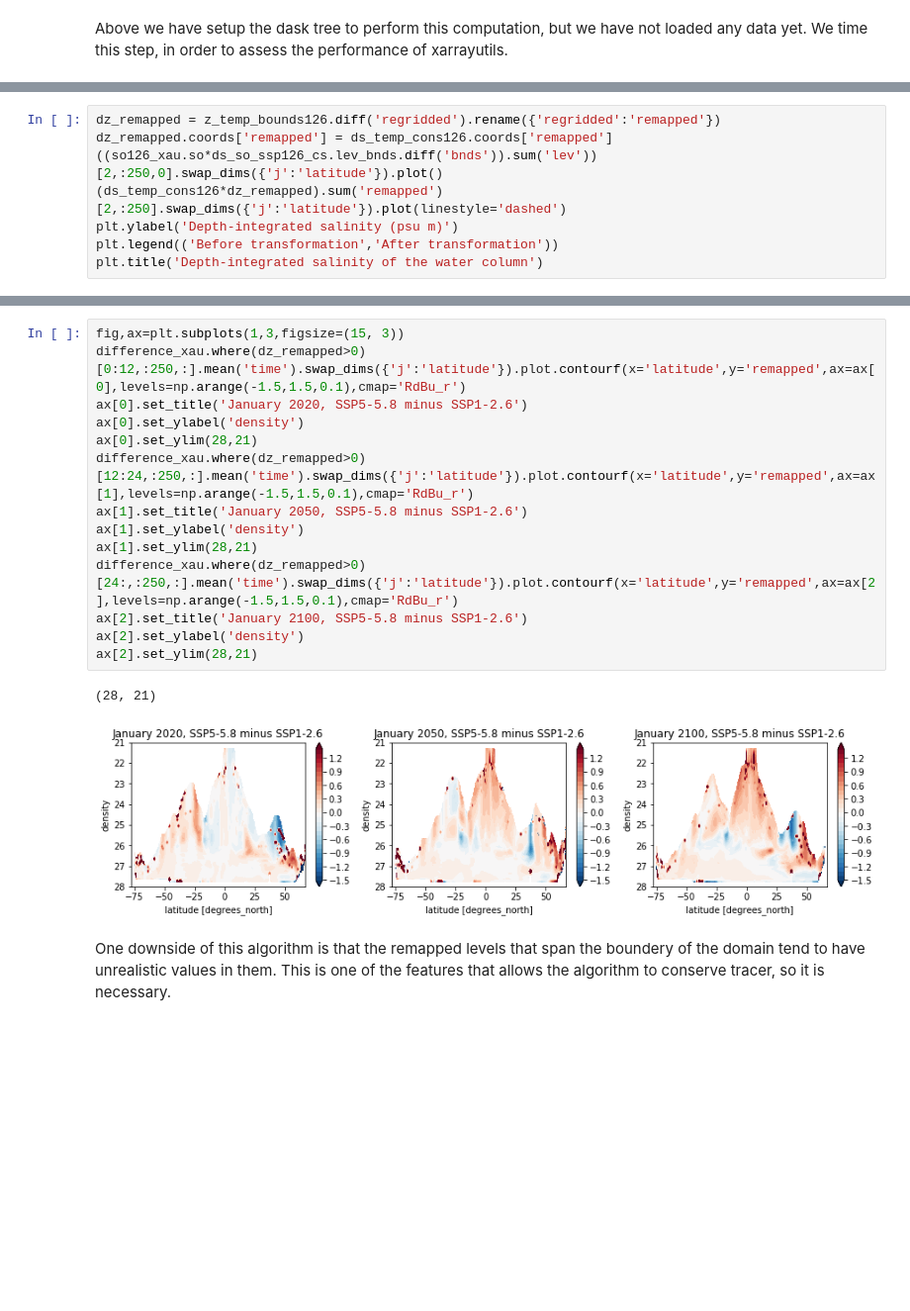
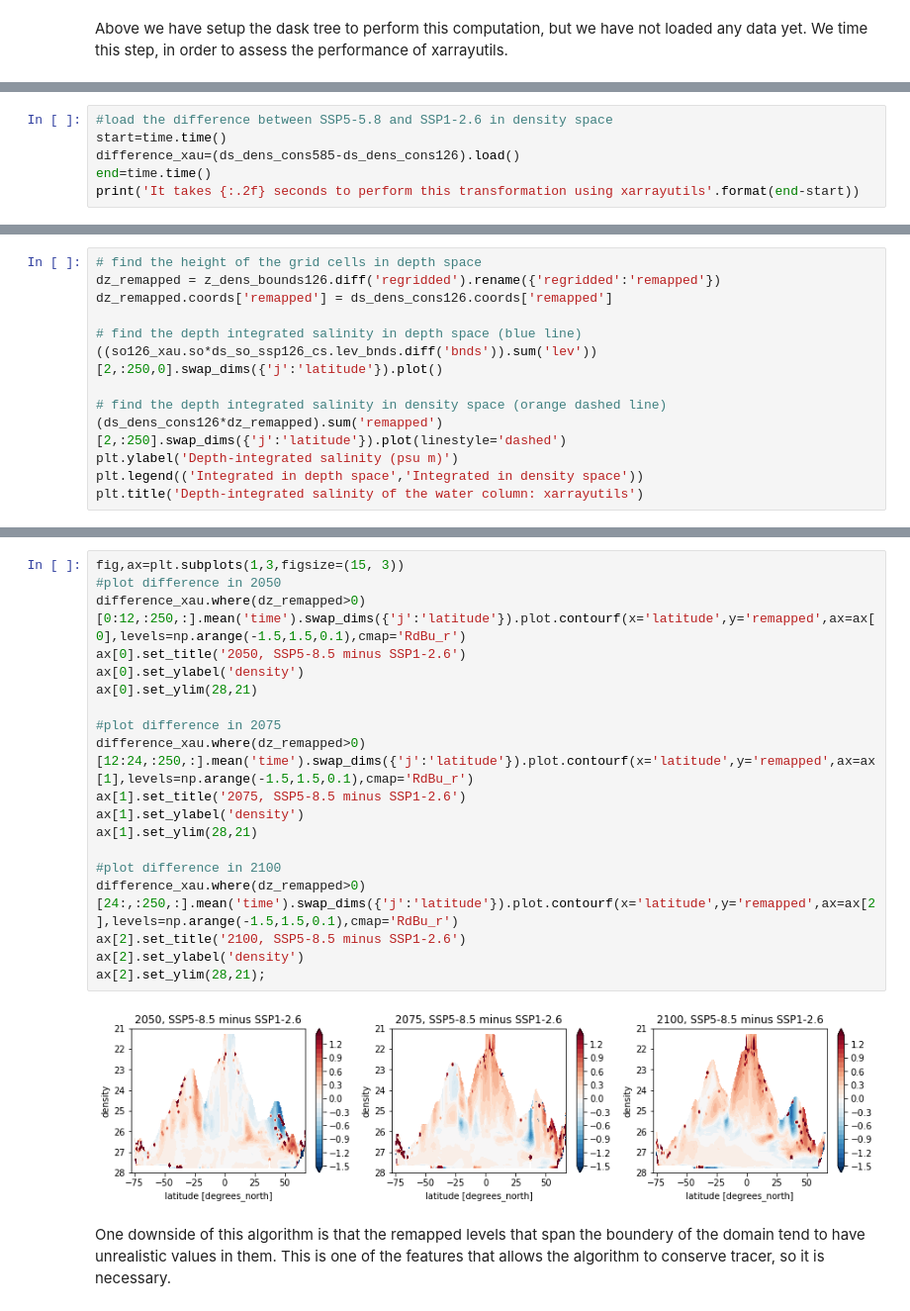
Before and after one commit to cspencerjones/vertical_regridding, a Jupyter notebook: xarrayutils_xlayers.ipynb, the cells around one changed output, grey strips where cells are left out. Shown: that part at 99% size. Cells and saved outputs as stored; diff of their text form; blank space fills up the shorter version.

```diff
--- a/xarrayutils_xlayers.ipynb
+++ b/xarrayutils_xlayers.ipynb
@@ -189,0 +199,6 @@ end-start
+# %%
+#load the difference between SSP5-5.8 and SSP1-2.6 in density space
+start=time.time()
+difference_xau=(ds_dens_cons585-ds_dens_cons126).load()
+end=time.time()
+print('It takes {:.2f} seconds to perform this transformation using xarrayutils'.format(end-start))
@@ -193,10 +208,15 @@ It takes about 10 seconds to perform this transformation.
 Next, we check that the depth-integrated salinity of the water column before the transformation is equal to the depth-integrated salinity of the column after the transformation.
 # %%
-dz_remapped = z_temp_bounds126.diff('regridded').rename({'regridded':'remapped'})
-dz_remapped.coords['remapped'] = ds_temp_cons126.coords['remapped']
+# find the height of the grid cells in depth space
+dz_remapped = z_dens_bounds126.diff('regridded').rename({'regridded':'remapped'})
+dz_remapped.coords['remapped'] = ds_dens_cons126.coords['remapped']
+
+# find the depth integrated salinity in depth space (blue line)
 ((so126_xau.so*ds_so_ssp126_cs.lev_bnds.diff('bnds')).sum('lev'))[2,:250,0].swap_dims({'j':'latitude'}).plot()
-(ds_temp_cons126*dz_remapped).sum('remapped')[2,:250].swap_dims({'j':'latitude'}).plot(linestyle='dashed')
+
+# find the depth integrated salinity in density space (orange dashed line)
+(ds_dens_cons126*dz_remapped).sum('remapped')[2,:250].swap_dims({'j':'latitude'}).plot(linestyle='dashed')
 plt.ylabel('Depth-integrated salinity (psu m)')
-plt.legend(('Before transformation','After transformation'))
-plt.title('Depth-integrated salinity of the water column')
+plt.legend(('Integrated in depth space','Integrated in density space'))
+plt.title('Depth-integrated salinity of the water column: xarrayutils')
 # %% [output]
@@ -205,19 +227,23 @@ Text(0.5, 1.0, 'Depth-integrated salinity of the water column')
 # %%
 fig,ax=plt.subplots(1,3,figsize=(15, 3))
+#plot difference in 2050
 difference_xau.where(dz_remapped>0)[0:12,:250,:].mean('time').swap_dims({'j':'latitude'}).plot.contourf(x='latitude',y='remapped',ax=ax[0],levels=np.arange(-1.5,1.5,0.1),cmap='RdBu_r')
-ax[0].set_title('January 2020, SSP5-5.8 minus SSP1-2.6')
+ax[0].set_title('2050, SSP5-8.5 minus SSP1-2.6')
 ax[0].set_ylabel('density')
 ax[0].set_ylim(28,21)
+
+#plot difference in 2075
 difference_xau.where(dz_remapped>0)[12:24,:250,:].mean('time').swap_dims({'j':'latitude'}).plot.contourf(x='latitude',y='remapped',ax=ax[1],levels=np.arange(-1.5,1.5,0.1),cmap='RdBu_r')
-ax[1].set_title('January 2050, SSP5-5.8 minus SSP1-2.6')
+ax[1].set_title('2075, SSP5-8.5 minus SSP1-2.6')
 ax[1].set_ylabel('density')
 ax[1].set_ylim(28,21)
+
+#plot difference in 2100
 difference_xau.where(dz_remapped>0)[24:,:250,:].mean('time').swap_dims({'j':'latitude'}).plot.contourf(x='latitude',y='remapped',ax=ax[2],levels=np.arange(-1.5,1.5,0.1),cmap='RdBu_r')
-ax[2].set_title('January 2100, SSP5-5.8 minus SSP1-2.6')
+ax[2].set_title('2100, SSP5-8.5 minus SSP1-2.6')
 ax[2].set_ylabel('density')
-ax[2].set_ylim(28,21)
+ax[2].set_ylim(28,21);
 # %% [output]
-(28, 21)
-[figure, old version]
+[figure, new version]
 # %% [markdown]
 One downside of this algorithm is that the remapped levels that span the boundery of the domain tend to have unrealistic values in them. This is one of the features that allows the algorithm to conserve tracer, so it is necessary.
```
Also changed, not shown: parts of 33 cells of this notebook.
